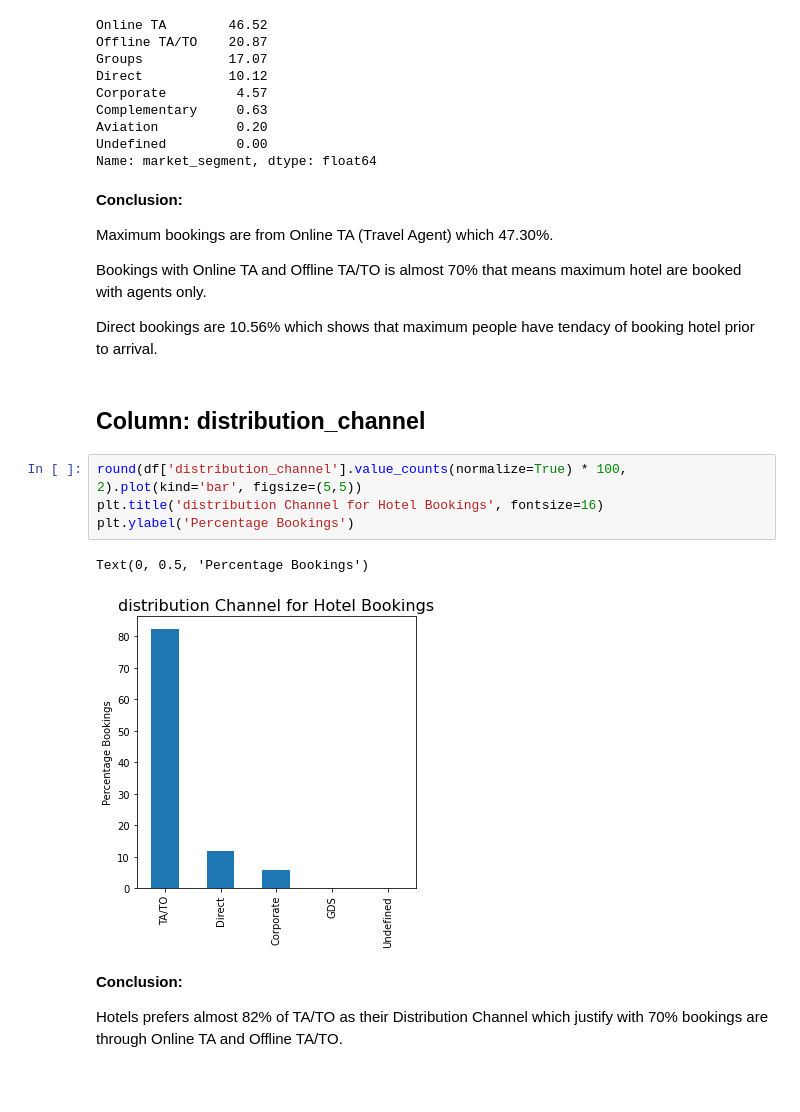
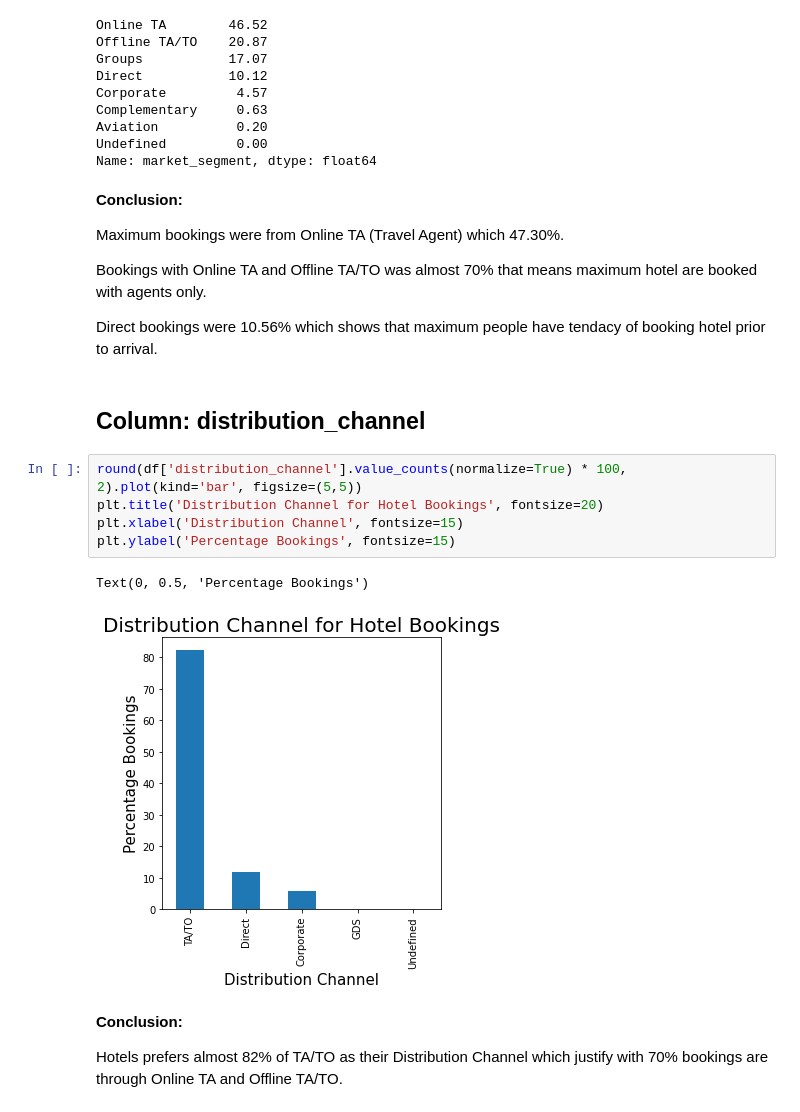
Before and after one commit to Amolrakhunde/Hotel-Booking-Analysis, a Jupyter notebook: Hotel_Booking_Analysis_Capstone_Project.ipynb, the cells around one changed output. Drawn from its saved outputs; the diff is of its cells as text; blank space fills up the shorter version.

```diff
--- a/Hotel_Booking_Analysis_Capstone_Project.ipynb
+++ b/Hotel_Booking_Analysis_Capstone_Project.ipynb
@@ -599,20 +602,21 @@ Name: market_segment, dtype: float64
 # %% [markdown]
 **Conclusion:**
 
-Maximum bookings are from Online TA (Travel Agent) which 47.30%.
+Maximum bookings were from Online TA (Travel Agent) which 47.30%.
 
-Bookings with Online TA and Offline TA/TO is almost 70% that means maximum hotel are booked with agents only.
+Bookings with Online TA and Offline TA/TO was almost 70% that means maximum hotel are booked with agents only.
 
-Direct bookings are 10.56% which shows that maximum people have tendacy of booking hotel prior to arrival.
+Direct bookings were 10.56% which shows that maximum people have tendacy of booking hotel prior to arrival.
 # %% [markdown]
 ## **Column:** distribution_channel
 # %%
 round(df['distribution_channel'].value_counts(normalize=True) * 100, 2).plot(kind='bar', figsize=(5,5))
-plt.title('distribution Channel for Hotel Bookings', fontsize=16)
-plt.ylabel('Percentage Bookings')
+plt.title('Distribution Channel for Hotel Bookings', fontsize=20)
+plt.xlabel('Distribution Channel', fontsize=15)
+plt.ylabel('Percentage Bookings', fontsize=15)
 # %% [output]
 Text(0, 0.5, 'Percentage Bookings')
-[figure, old version]
+[figure, new version]
 # %% [markdown]
 **Conclusion:**
 
```
Also changed, not shown: parts of 23 cells of this notebook.
